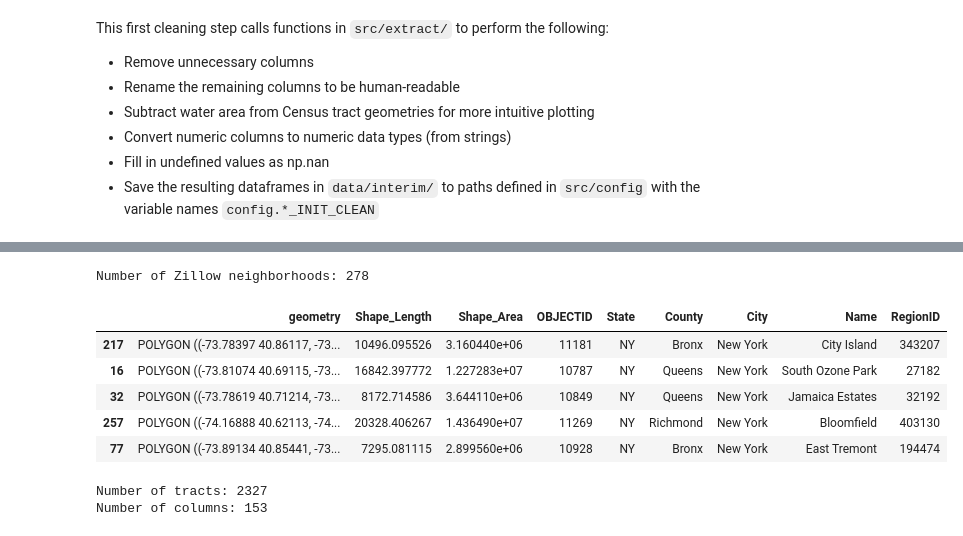
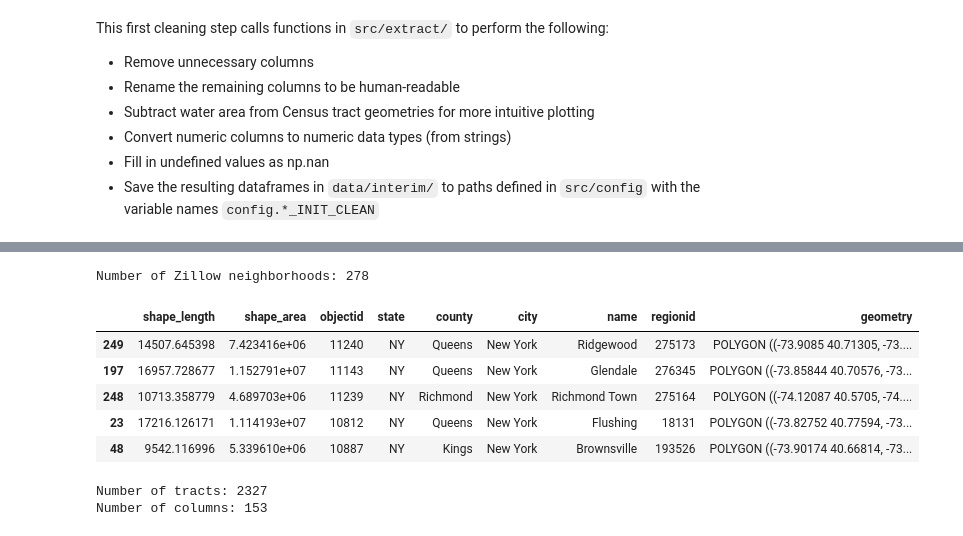
Before and after one commit to dylan-j-young/nyc-community-clustering, a Jupyter notebook: notebooks/00_preprocessing.ipynb, the cells around one changed output, grey strips where cells are left out. Cells and saved outputs as stored; diff of their text form; code cells hidden in the pictures.

```diff
--- a/notebooks/00_preprocessing.ipynb
+++ b/notebooks/00_preprocessing.ipynb
@@ -110,15 +20,15 @@ Number of NTAs: 262
 # %%
-gdf_zillow = extract.clean_zillow_nbds()
+gdf_zillow = database.query_db("SELECT * FROM clean_zillow;")
 print(f"Number of Zillow neighborhoods: {len(gdf_zillow)}")
 gdf_zillow.sample(n=5)
 # %% [output]
 Number of Zillow neighborhoods: 278
-|  | geometry | Shape_Length | Shape_Area | OBJECTID | State | County | City | Name | RegionID |
-| 217 | POLYGON ((-73.78397 40.86117, -73... | 10496.095526 | 3.160440e+06 | 11181 | NY | Bronx | New York | City Island | 343207 |
-| 16 | POLYGON ((-73.81074 40.69115, -73... | 16842.397772 | 1.227283e+07 | 10787 | NY | Queens | New York | South Ozone Park | 27182 |
-| 32 | POLYGON ((-73.78619 40.71214, -73... | 8172.714586 | 3.644110e+06 | 10849 | NY | Queens | New York | Jamaica Estates | 32192 |
-| 257 | POLYGON ((-74.16888 40.62113, -74... | 20328.406267 | 1.436490e+07 | 11269 | NY | Richmond | New York | Bloomfield | 403130 |
-| 77 | POLYGON ((-73.89134 40.85441, -73... | 7295.081115 | 2.899560e+06 | 10928 | NY | Bronx | New York | East Tremont | 194474 |
+|  | shape_length | shape_area | objectid | state | county | city | name | regionid | geometry |
+| 249 | 14507.645398 | 7.423416e+06 | 11240 | NY | Queens | New York | Ridgewood | 275173 | POLYGON ((-73.9085 40.71305, -73.... |
+| 197 | 16957.728677 | 1.152791e+07 | 11143 | NY | Queens | New York | Glendale | 276345 | POLYGON ((-73.85844 40.70576, -73... |
+| 248 | 10713.358779 | 4.689703e+06 | 11239 | NY | Richmond | New York | Richmond Town | 275164 | POLYGON ((-74.12087 40.5705, -74.... |
+| 23 | 17216.126171 | 1.114193e+07 | 10812 | NY | Queens | New York | Flushing | 18131 | POLYGON ((-73.82752 40.77594, -73... |
+| 48 | 9542.116996 | 5.339610e+06 | 10887 | NY | Kings | New York | Brownsville | 193526 | POLYGON ((-73.90174 40.66814, -73... |
 # %%
 # Perform in initial cleaning of 2020 Demographic Profile data
 decennial2020_dp_initclean = extract.initial_clean_2020_demographic_profile()
```
Also changed, not shown: parts of 19 cells of this notebook, 1 other file.
